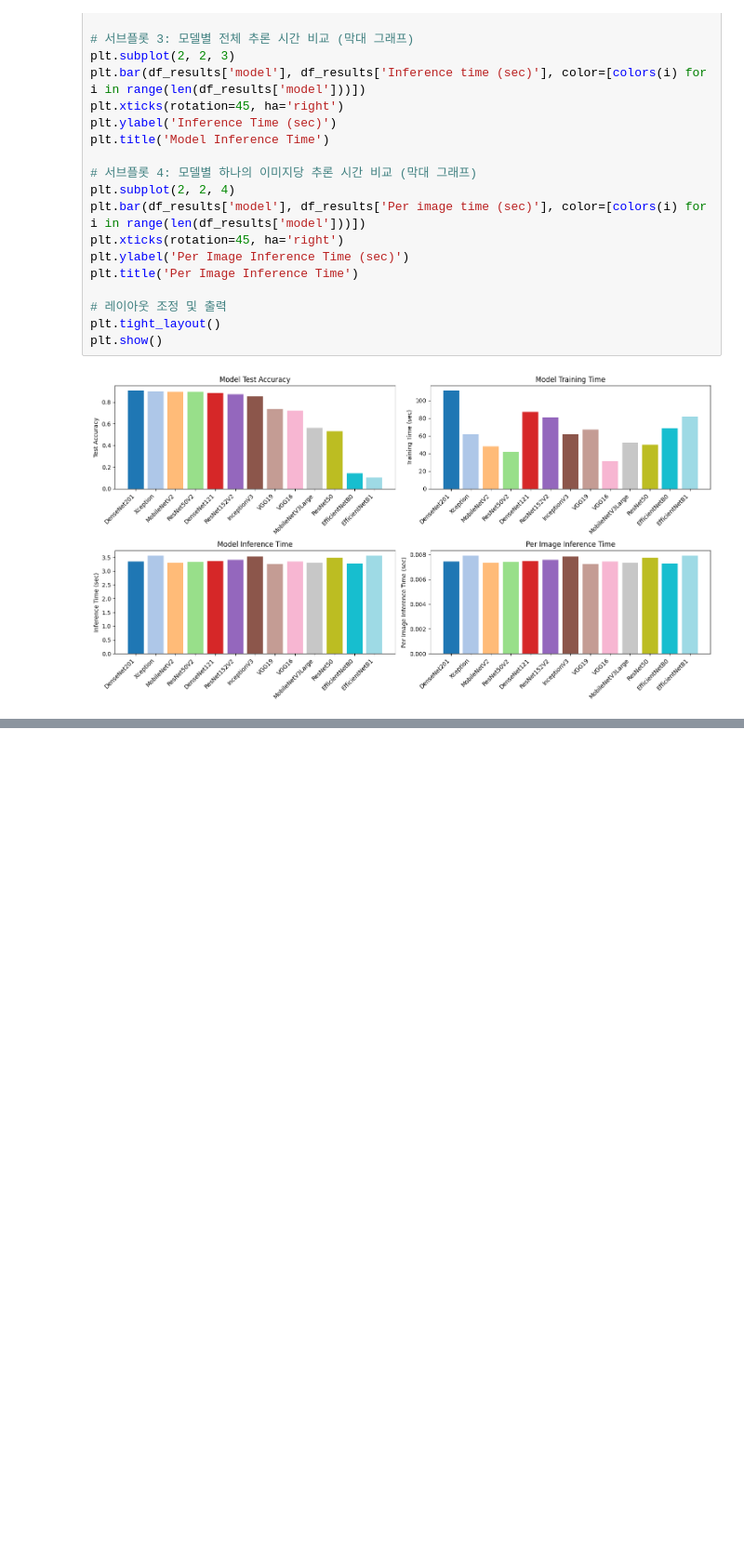
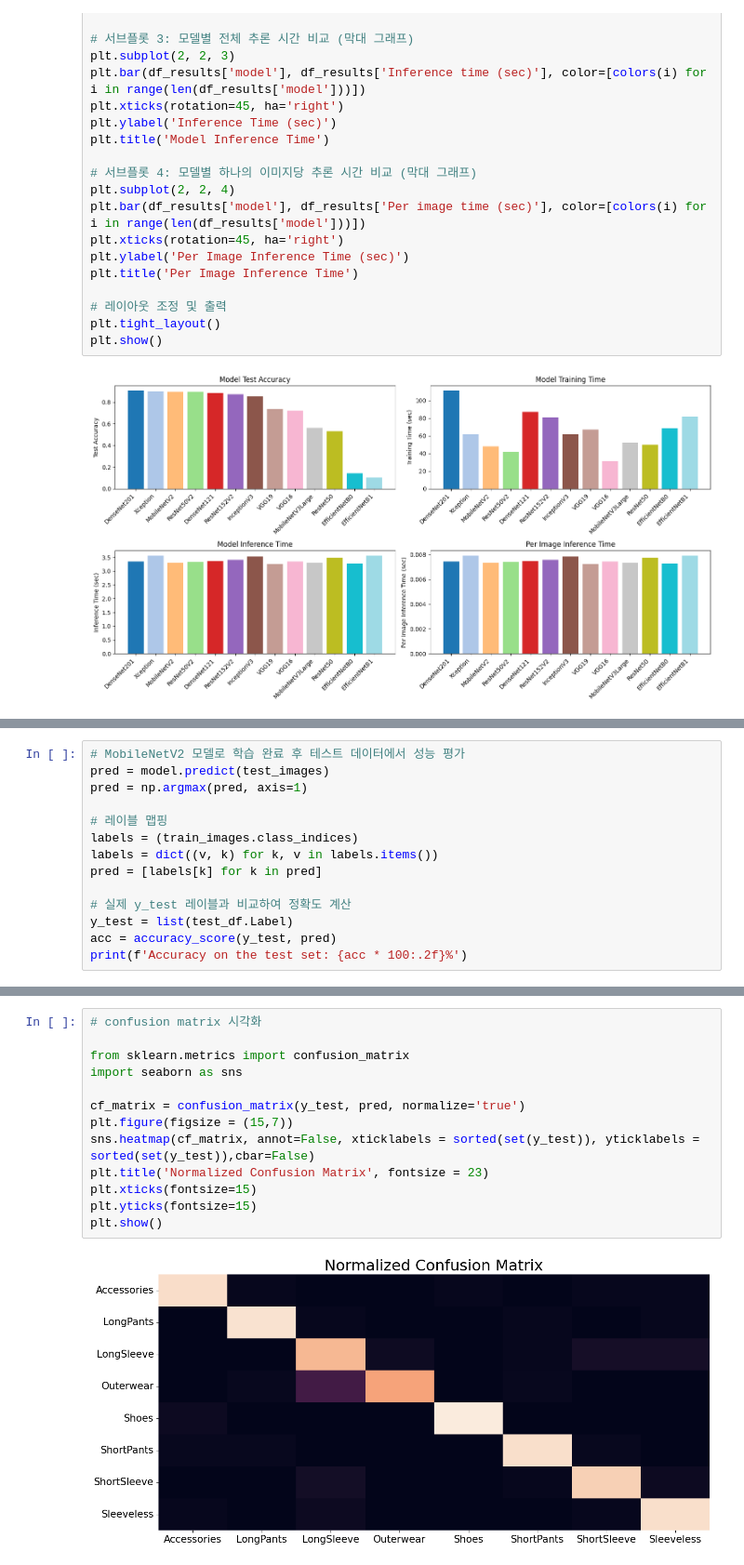
Before and after one commit to TryOn-A-Virtual-Fitting-Service/clothes-image-classification-analysis, a Jupyter notebook: cloth_classification.ipynb, the cells around one changed output, grey strips where cells are left out. Shown at 93% size. Saved outputs shown, nothing was run; the diff lists cells and outputs as text; blank space fills up the shorter version.

```diff
--- a/cloth_classification.ipynb
+++ b/cloth_classification.ipynb
@@ -487,0 +536,14 @@ plt.show()
+# %%
+# MobileNetV2 모델로 학습 완료 후 테스트 데이터에서 성능 평가
+pred = model.predict(test_images)
+pred = np.argmax(pred, axis=1)
+
+# 레이블 맵핑
+labels = (train_images.class_indices)
+labels = dict((v, k) for k, v in labels.items())
+pred = [labels[k] for k in pred]
+
+# 실제 y_test 레이블과 비교하여 정확도 계산
+y_test = list(test_df.Label)
+acc = accuracy_score(y_test, pred)
+print(f'Accuracy on the test set: {acc * 100:.2f}%')
@@ -487,0 +573,15 @@ plt.show()
+# %%
+# confusion matrix 시각화
+
+from sklearn.metrics import confusion_matrix
+import seaborn as sns
+
+cf_matrix = confusion_matrix(y_test, pred, normalize='true')
+plt.figure(figsize = (15,7))
+sns.heatmap(cf_matrix, annot=False, xticklabels = sorted(set(y_test)), yticklabels = sorted(set(y_test)),cbar=False)
+plt.title('Normalized Confusion Matrix', fontsize = 23)
+plt.xticks(fontsize=15)
+plt.yticks(fontsize=15)
+plt.show()
+# %% [output]
+[figure, added]
```
Also changed, not shown: parts of 8 cells of this notebook.
